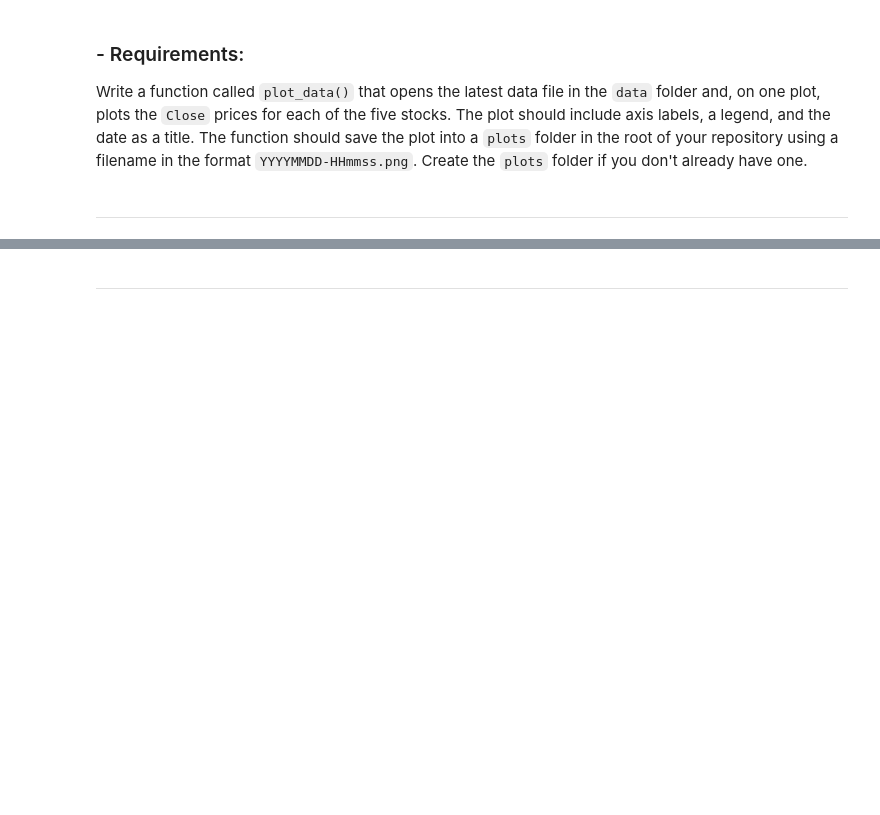
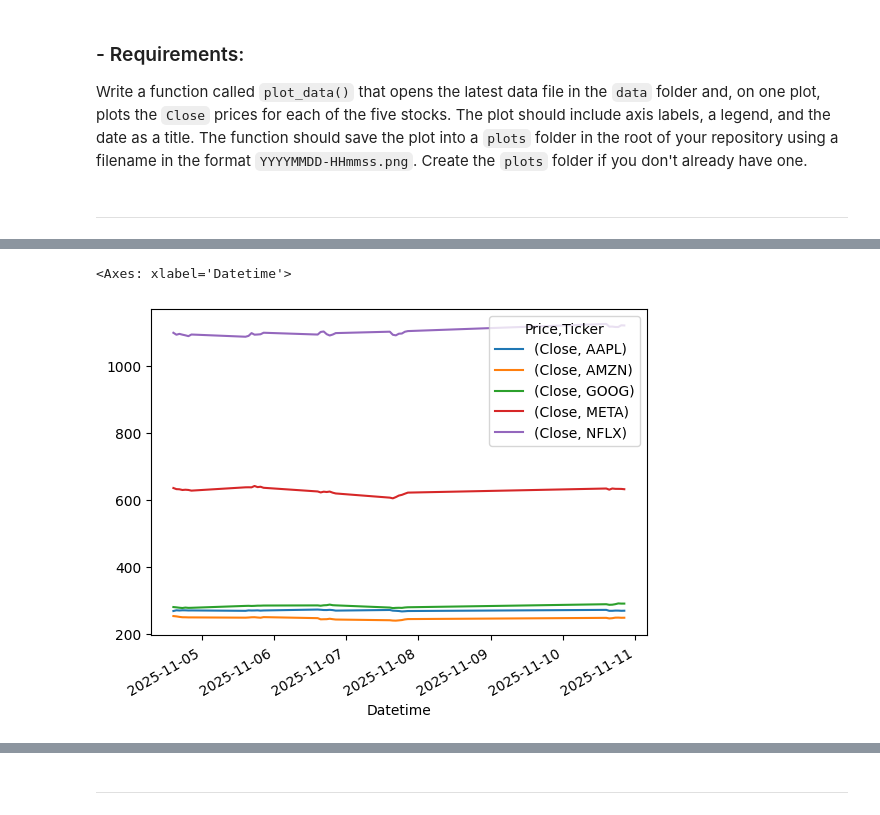
Before and after one commit to elainecazetta/computer_infrastructure, a Jupyter notebook: problems.ipynb, the cells around one changed output, grey strips where cells are left out. Cells and saved outputs as stored; diff of their text form; code cells hidden in the pictures; blank space fills up the shorter version.

```diff
--- a/problems.ipynb
+++ b/problems.ipynb
@@ -306,0 +236,6 @@ def plot_data():
+# %%
+# The closing price for FAANG stocks
+df[[('Close', 'AAPL'), ('Close', 'AMZN'), ('Close', 'GOOG'), ('Close', 'META'), ('Close', 'NFLX')]].plot()
+# %% [output]
+<Axes: xlabel='Datetime'>
+[figure, added]
```
Also changed, not shown: parts of 36 cells of this notebook.
